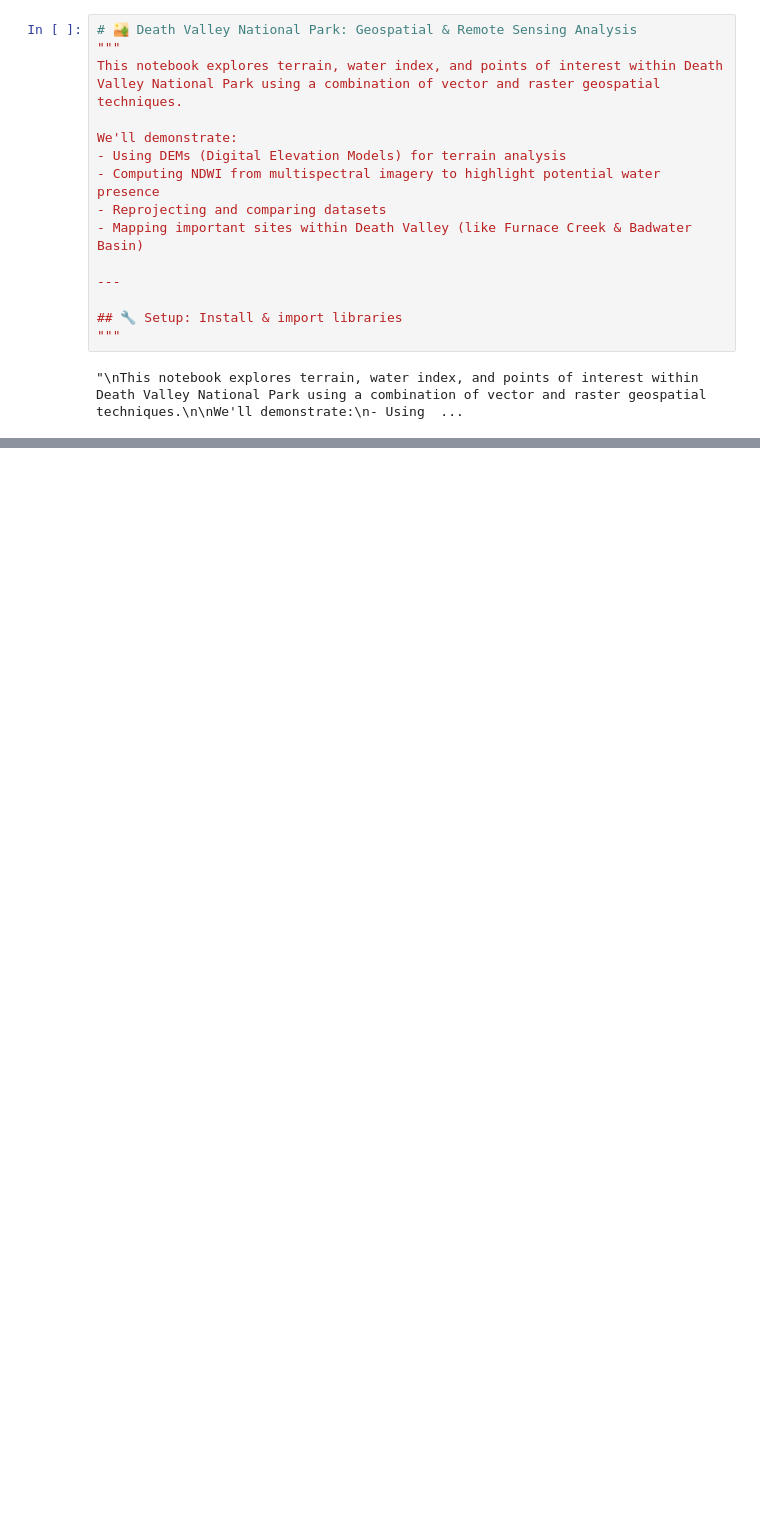
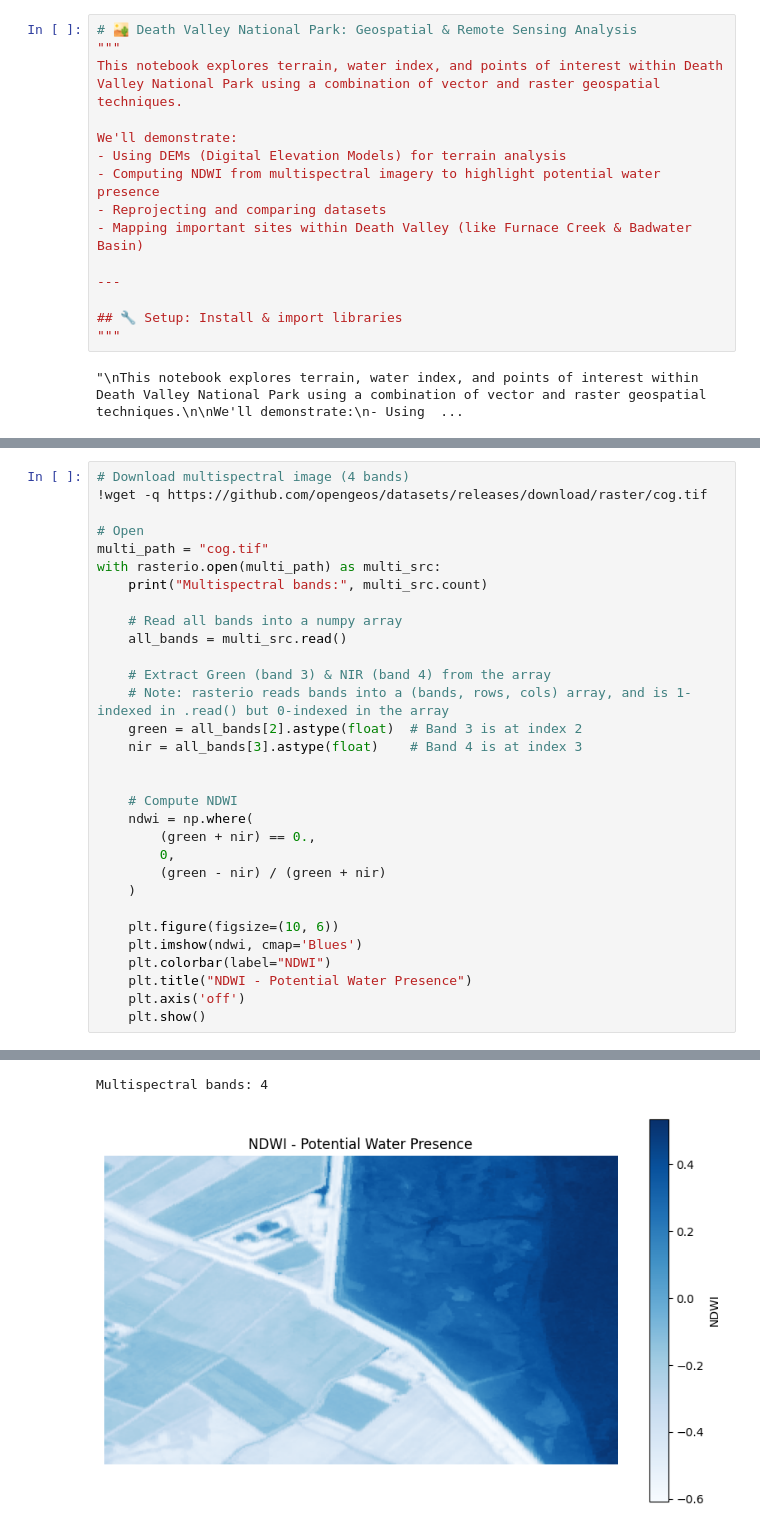
Before and after one commit to bdgroves/desert-ecostats, a Jupyter notebook: Death_Valley_Ecosystems.ipynb, the cells around one changed output, grey strips where cells are left out. Cells and saved outputs as stored; diff of their text form; blank space fills up the shorter version.

```diff
--- a/Death_Valley_Ecosystems.ipynb
+++ b/Death_Valley_Ecosystems.ipynb
@@ -75,0 +92,32 @@ m
+# %%
+# Download multispectral image (4 bands)
+!wget -q https://github.com/opengeos/datasets/releases/download/raster/cog.tif
+
+# Open
+multi_path = "cog.tif"
+with rasterio.open(multi_path) as multi_src:
+    print("Multispectral bands:", multi_src.count)
+
+    # Read all bands into a numpy array
+    all_bands = multi_src.read()
+
+    # Extract Green (band 3) & NIR (band 4) from the array
+    # Note: rasterio reads bands into a (bands, rows, cols) array, and is 1-indexed in .read() but 0-indexed in the array
+    green = all_bands[2].astype(float)  # Band 3 is at index 2
+    nir = all_bands[3].astype(float)    # Band 4 is at index 3
+
+
+    # Compute NDWI
+    ndwi = np.where(
+        (green + nir) == 0.,
+        0,
+        (green - nir) / (green + nir)
+    )
+
+    plt.figure(figsize=(10, 6))
+    plt.imshow(ndwi, cmap='Blues')
+    plt.colorbar(label="NDWI")
+    plt.title("NDWI - Potential Water Presence")
+    plt.axis('off')
+    plt.show()
+# %% [output]
@@ -75,0 +126,2 @@ m
+Multispectral bands: 4
+[figure, added]
```
Also changed, not shown: parts of 5 cells of this notebook.
